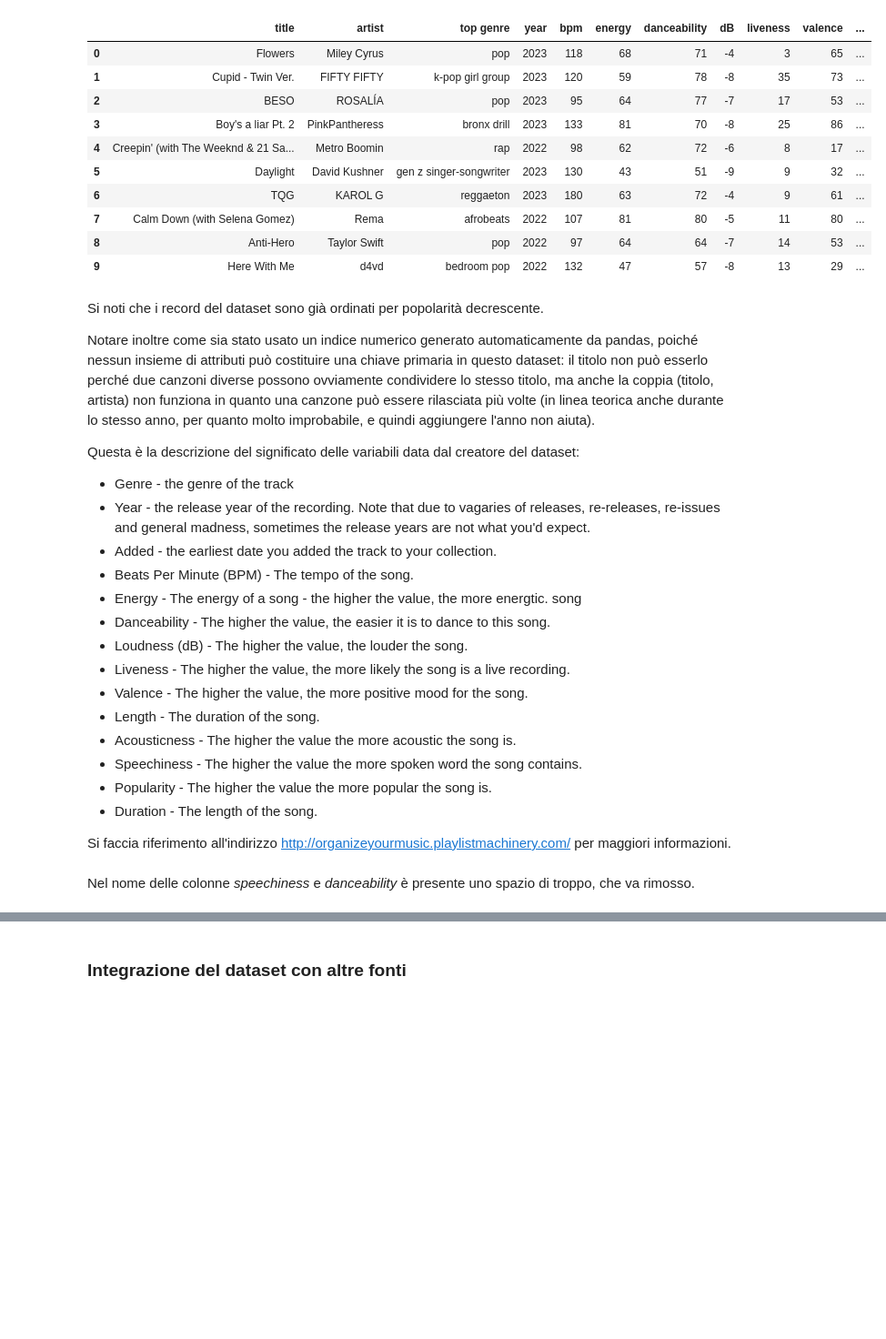
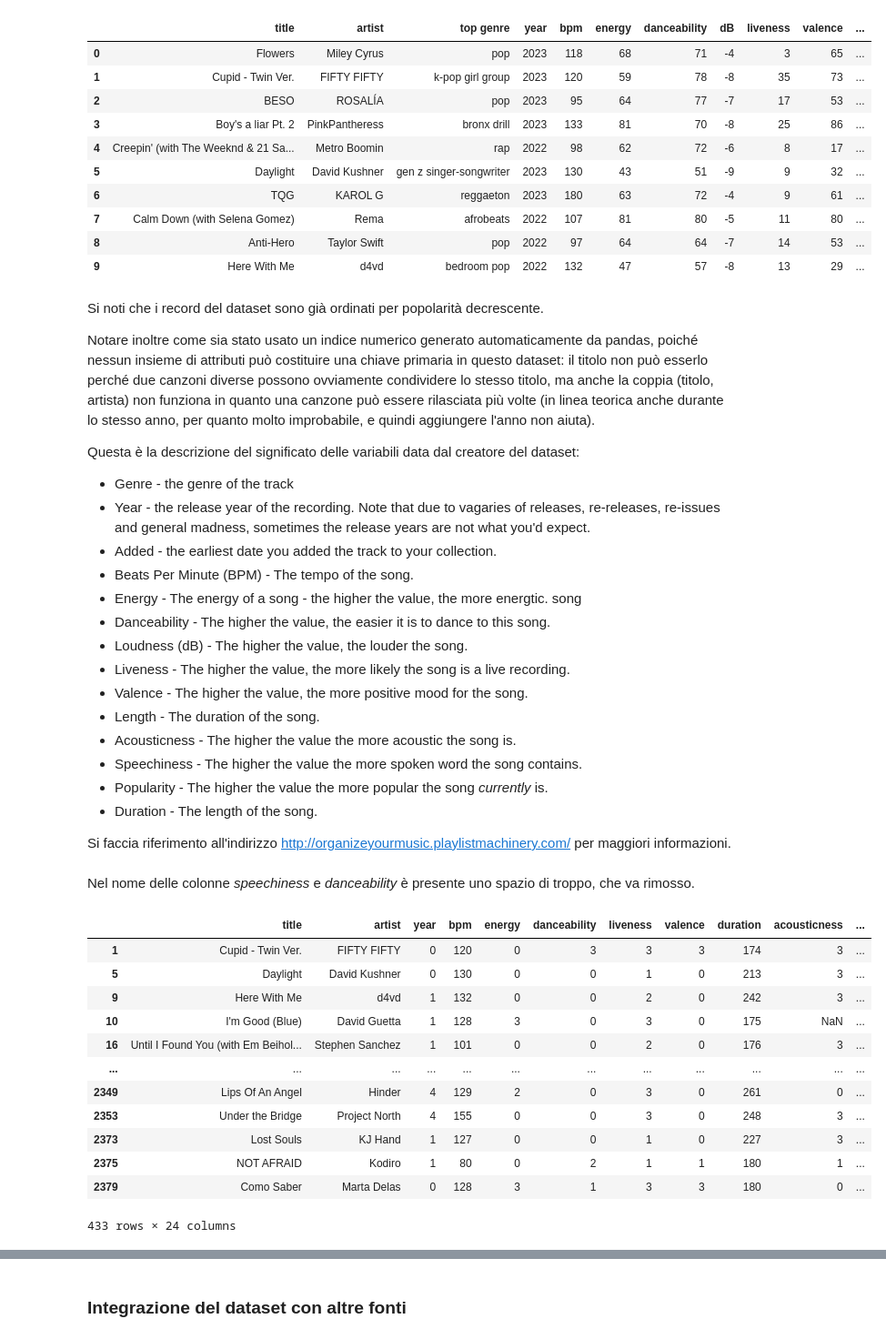
Before and after one commit to AndreaZavatta/Songs-Popularity-Prediction, a Jupyter notebook: songs-popularity-prediction.ipynb, the cells around one changed output, grey strips where cells are left out. Shown at 91% size. Drawn from its saved outputs; the diff is of its cells as text; code cells hidden in the pictures; blank space fills up the shorter version.

```diff
--- a/songs-popularity-prediction.ipynb
+++ b/songs-popularity-prediction.ipynb
@@ -49,7 +49,7 @@ Questa è la descrizione del significato delle variabili data dal creatore del d
 - Length - The duration of the song.
 - Acousticness - The higher the value the more acoustic the song is.
 - Speechiness - The higher the value the more spoken word the song contains.
-- Popularity - The higher the value the more popular the song is.
+- Popularity - The higher the value the more popular the song *currently* is.
 - Duration - The length of the song.
 
 Si faccia riferimento all'indirizzo http://organizeyourmusic.playlistmachinery.com/ per maggiori informazioni.
@@ -57,3 +57,19 @@ Si faccia riferimento all'indirizzo http://organizeyourmusic.playlistmachinery.c
 Nel nome delle colonne *speechiness* e *danceability* è presente uno spazio di troppo, che va rimosso.
 # %%
 songs.columns = songs.columns.str.replace('speechiness ', 'speechiness').str.replace('danceability ', 'danceability')
+# %%
+songs[songs["speechiness"] == 0]
+# %% [output]
+|  | title | artist | year | bpm | energy | danceability | liveness | valence | duration | acousticness | ... |
+| 1 | Cupid - Twin Ver. | FIFTY FIFTY | 0 | 120 | 0 | 3 | 3 | 3 | 174 | 3 | ... |
+| 5 | Daylight | David Kushner | 0 | 130 | 0 | 0 | 1 | 0 | 213 | 3 | ... |
+| 9 | Here With Me | d4vd | 1 | 132 | 0 | 0 | 2 | 0 | 242 | 3 | ... |
+| 10 | I'm Good (Blue) | David Guetta | 1 | 128 | 3 | 0 | 3 | 0 | 175 | NaN | ... |
+| 16 | Until I Found You (with Em Beihol... | Stephen Sanchez | 1 | 101 | 0 | 0 | 2 | 0 | 176 | 3 | ... |
+| ... | ... | ... | ... | ... | ... | ... | ... | ... | ... | ... | ... |
+| 2349 | Lips Of An Angel | Hinder | 4 | 129 | 2 | 0 | 3 | 0 | 261 | 0 | ... |
+| 2353 | Under the Bridge | Project North | 4 | 155 | 0 | 0 | 3 | 0 | 248 | 3 | ... |
+| 2373 | Lost Souls | KJ Hand | 1 | 127 | 0 | 0 | 1 | 0 | 227 | 3 | ... |
+| 2375 | NOT AFRAID | Kodiro | 1 | 80 | 0 | 2 | 1 | 1 | 180 | 1 | ... |
+| 2379 | Como Saber | Marta Delas | 0 | 128 | 3 | 1 | 3 | 3 | 180 | 0 | ... |
+433 rows × 24 columns
```
Also changed, not shown: parts of 30 cells of this notebook.
